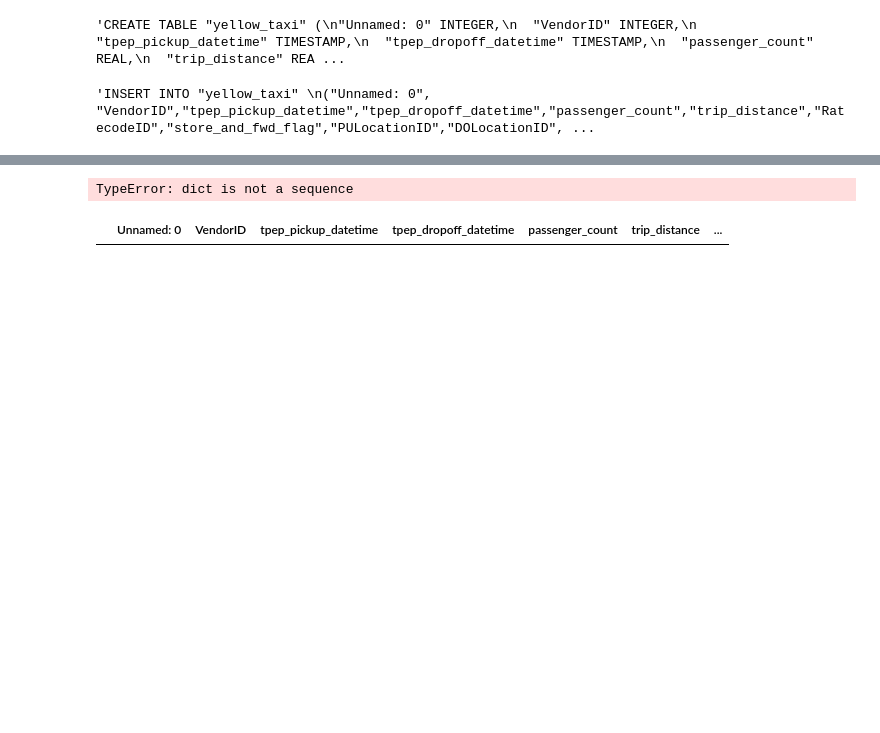
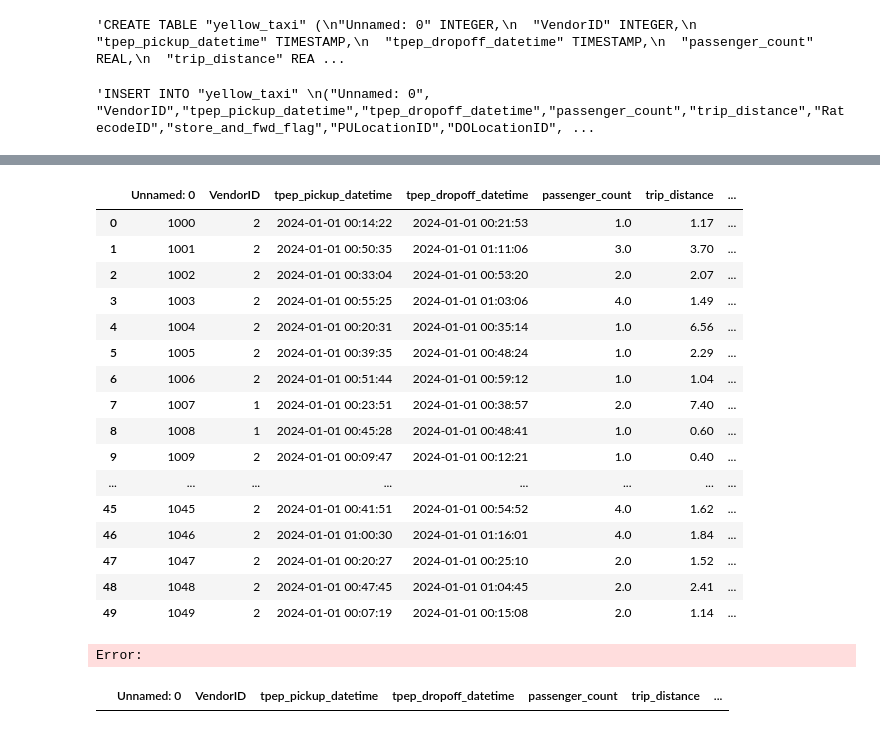
Before and after one commit to wycliff-ochieng/DE-ZOOMCAMP-2025, a Jupyter notebook: Docker-IaC/ingestion.ipynb, the cells around one changed output, grey strips where cells are left out. Drawn from its saved outputs; the diff is of its cells as text; code cells hidden in the pictures; blank space fills up the shorter version.

```diff
--- a/Docker-IaC/ingestion.ipynb
+++ b/Docker-IaC/ingestion.ipynb
@@ -71,5 +103,27 @@ merge_query
 # %%
 for chunk in df_iter:
-    cursor.executemany(merge_query,chunk.to_dict(orient="records"))
+    data = [tuple(row) for row in chunk.to_numpy()]
+    cursor.executemany(merge_query,data)
-# %% [output]
-TypeError: dict is not a sequence
+# %%
+info = """SELECT * FROM "yellow_taxi" LIMIT 50 """
+info2 = pd.read_sql(info,conn)
+info2
+# %% [output]
+|  | Unnamed: 0 | VendorID | tpep_pickup_datetime | tpep_dropoff_datetime | passenger_count | trip_distance | ... |
+| 0 | 1000 | 2 | 2024-01-01 00:14:22 | 2024-01-01 00:21:53 | 1.0 | 1.17 | ... |
+| 1 | 1001 | 2 | 2024-01-01 00:50:35 | 2024-01-01 01:11:06 | 3.0 | 3.70 | ... |
+| 2 | 1002 | 2 | 2024-01-01 00:33:04 | 2024-01-01 00:53:20 | 2.0 | 2.07 | ... |
+| 3 | 1003 | 2 | 2024-01-01 00:55:25 | 2024-01-01 01:03:06 | 4.0 | 1.49 | ... |
+| 4 | 1004 | 2 | 2024-01-01 00:20:31 | 2024-01-01 00:35:14 | 1.0 | 6.56 | ... |
+| 5 | 1005 | 2 | 2024-01-01 00:39:35 | 2024-01-01 00:48:24 | 1.0 | 2.29 | ... |
+| 6 | 1006 | 2 | 2024-01-01 00:51:44 | 2024-01-01 00:59:12 | 1.0 | 1.04 | ... |
+| 7 | 1007 | 1 | 2024-01-01 00:23:51 | 2024-01-01 00:38:57 | 2.0 | 7.40 | ... |
+| 8 | 1008 | 1 | 2024-01-01 00:45:28 | 2024-01-01 00:48:41 | 1.0 | 0.60 | ... |
+| 9 | 1009 | 2 | 2024-01-01 00:09:47 | 2024-01-01 00:12:21 | 1.0 | 0.40 | ... |
+| ... | ... | ... | ... | ... | ... | ... | ... |
+| 45 | 1045 | 2 | 2024-01-01 00:41:51 | 2024-01-01 00:54:52 | 4.0 | 1.62 | ... |
+| 46 | 1046 | 2 | 2024-01-01 01:00:30 | 2024-01-01 01:16:01 | 4.0 | 1.84 | ... |
+| 47 | 1047 | 2 | 2024-01-01 00:20:27 | 2024-01-01 00:25:10 | 2.0 | 1.52 | ... |
+| 48 | 1048 | 2 | 2024-01-01 00:47:45 | 2024-01-01 01:04:45 | 2.0 | 2.41 | ... |
+| 49 | 1049 | 2 | 2024-01-01 00:07:19 | 2024-01-01 00:15:08 | 2.0 | 1.14 | ... |
+Error:
```
Also changed, not shown: parts of 6 cells of this notebook, 5 other files.
